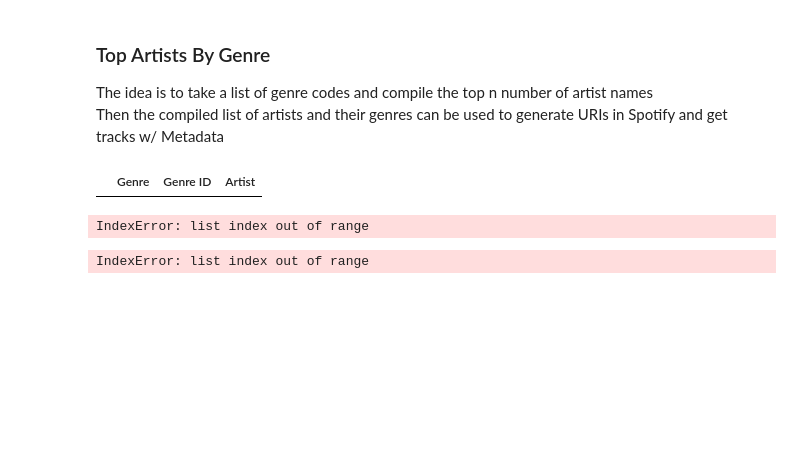
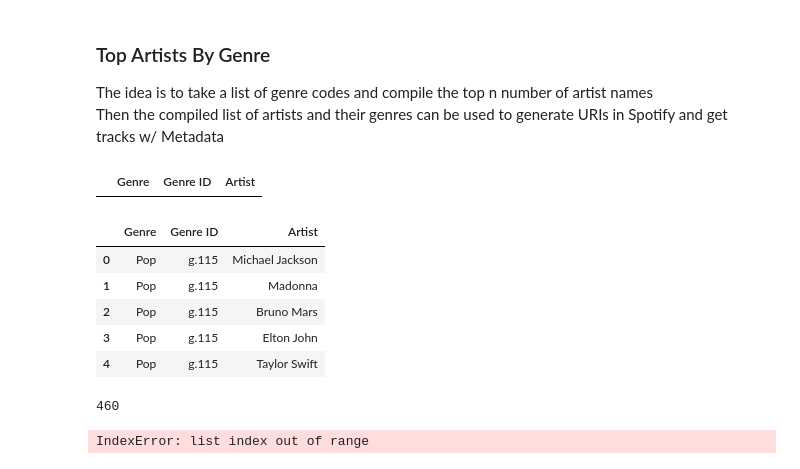
Before and after one commit to StevenTHG/Music-Research-Project-1, a Jupyter notebook: napster_api.ipynb, the cells around one changed output. Saved outputs shown, nothing was run; the diff lists cells and outputs as text; code cells hidden in the pictures; blank space fills up the shorter version.

Commit message:
napster dataframe

```diff
--- a/napster_api.ipynb
+++ b/napster_api.ipynb
@@ -58,17 +58,26 @@ genre_artist_df.head()
 # %%
 for x in range(0,23):
     id = id_list[x]
     genre = genre_list[x]
     top_artists = f'/genres/{id}/artists/top'
     limit = '?limit=20'
     timeframe= '&range=year'
     url = f'{napster_base}{top_artists}{limit}{timeframe}'
     response = requests.get(url, headers=header).json()
 
     for y in range(0,20):
         artist = response['artists'][y]['name']
-        genre_artist_df = genre_artist_df.append({'Genre': genre, 'Genre ID':id, 'Artist':artist})
+        genre_artist_df = genre_artist_df.append({'Genre': genre, 'Genre ID':id, 'Artist':artist}, ignore_index=True)
 
 genre_artist_df.head()
 # %% [output]
-IndexError: list index out of range
+|  | Genre | Genre ID | Artist |
+| 0 | Pop | g.115 | Michael Jackson |
+| 1 | Pop | g.115 | Madonna |
+| 2 | Pop | g.115 | Bruno Mars |
+| 3 | Pop | g.115 | Elton John |
+| 4 | Pop | g.115 | Taylor Swift |
+# %%
+len(genre_artist_df)
+# %% [output]
+460
```
Also changed, not shown: parts of 1 cell of this notebook, 1 other file.
